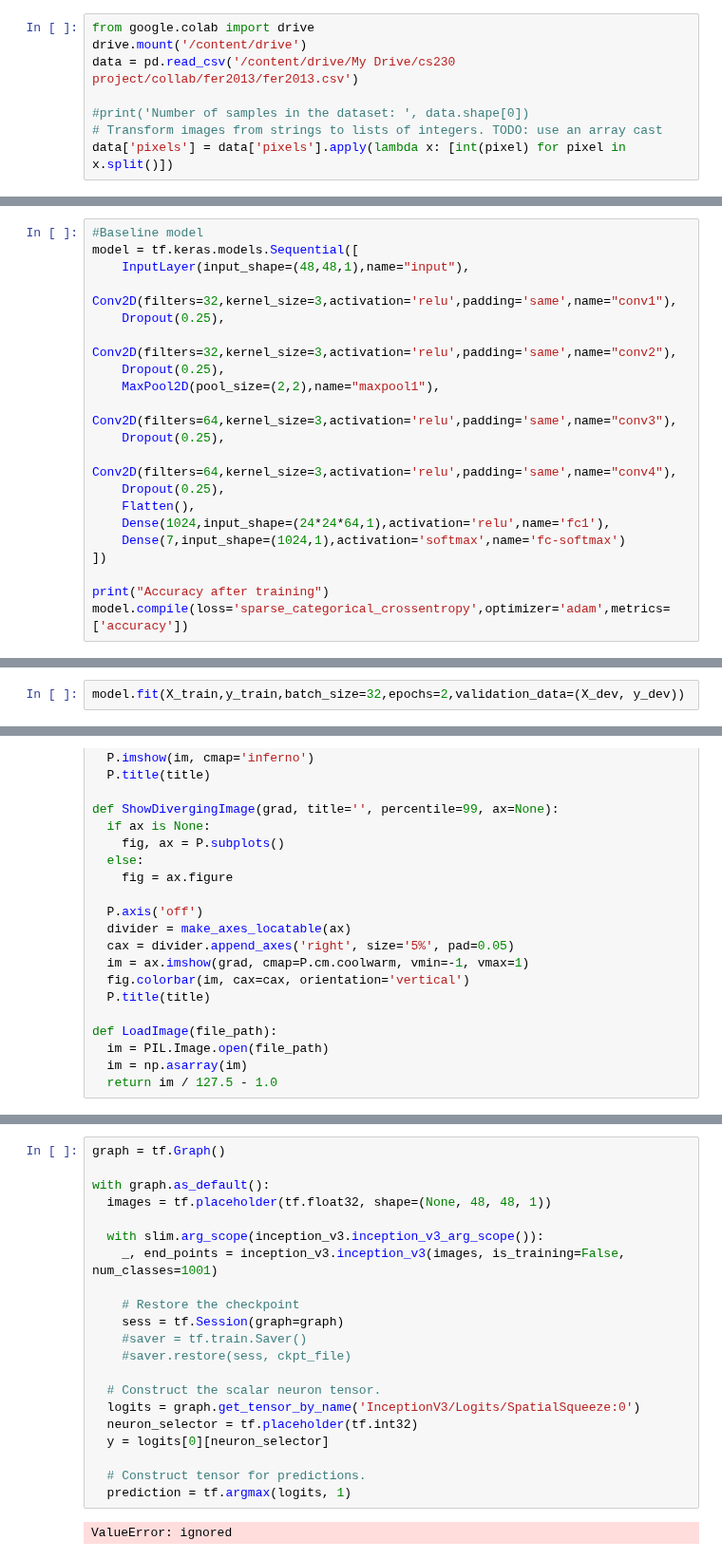
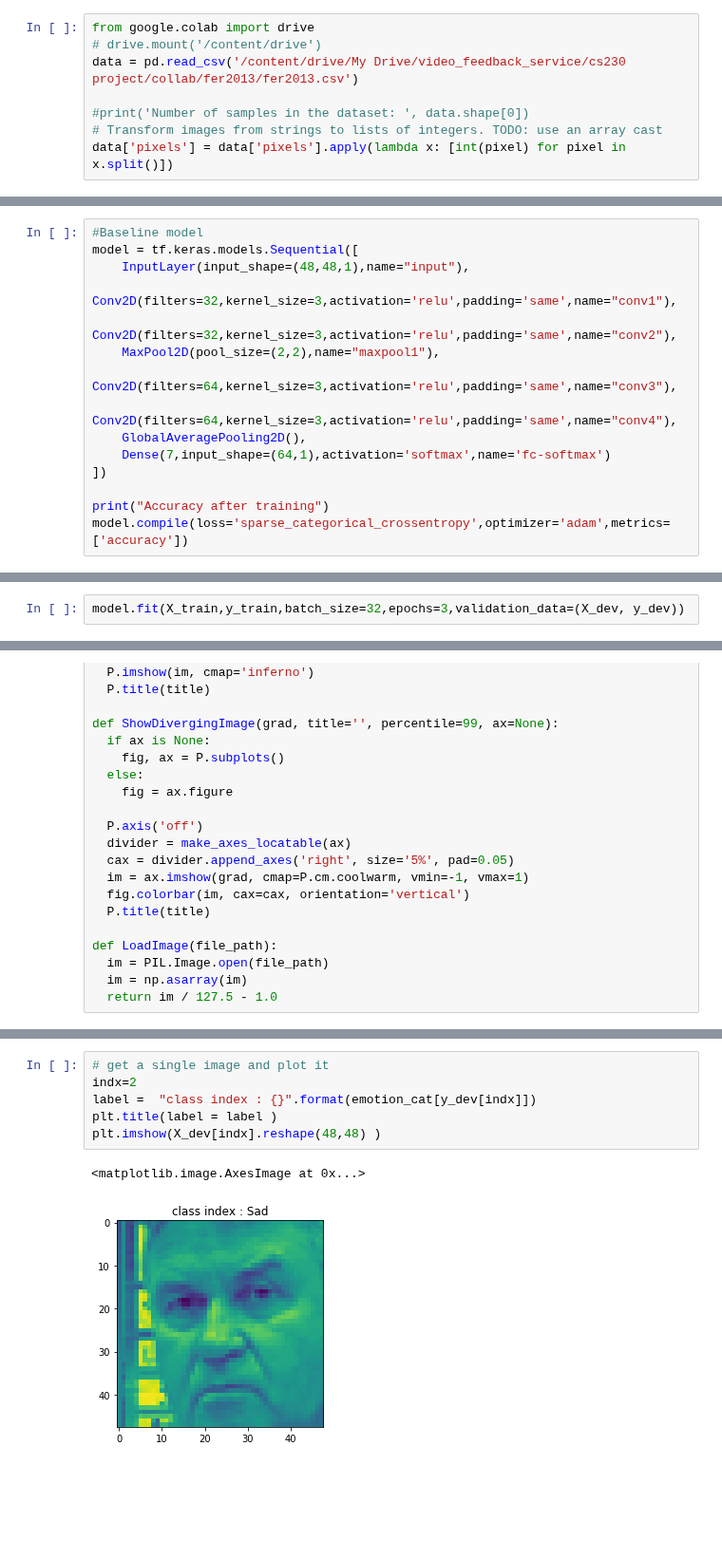
Before and after one commit to amilkh/cs230-fer, a Jupyter notebook: fer2013_pawan.ipynb, the cells around one changed output, grey strips where cells are left out. Shown at 95% size. Drawn from its saved outputs; the diff is of its cells as text; blank space fills up the shorter version.

```diff
--- a/fer2013_pawan.ipynb
+++ b/fer2013_pawan.ipynb
@@ -13,8 +35,8 @@ from tensorflow.keras.layers import *
 %matplotlib inline
 # %%
 from google.colab import drive
-drive.mount('/content/drive')
-data = pd.read_csv('/content/drive/My Drive/cs230 project/collab/fer2013/fer2013.csv')
+# drive.mount('/content/drive')
+data = pd.read_csv('/content/drive/My Drive/video_feedback_service/cs230 project/collab/fer2013/fer2013.csv')
 
 #print('Number of samples in the dataset: ', data.shape[0])
 # Transform images from strings to lists of integers. TODO: use an array cast
@@ -72,17 +88,12 @@ X_dev = X_dev/255.0
 model = tf.keras.models.Sequential([
     InputLayer(input_shape=(48,48,1),name="input"),
     Conv2D(filters=32,kernel_size=3,activation='relu',padding='same',name="conv1"),
-    Dropout(0.25),
     Conv2D(filters=32,kernel_size=3,activation='relu',padding='same',name="conv2"),
-    Dropout(0.25),
     MaxPool2D(pool_size=(2,2),name="maxpool1"),
     Conv2D(filters=64,kernel_size=3,activation='relu',padding='same',name="conv3"),
-    Dropout(0.25),
     Conv2D(filters=64,kernel_size=3,activation='relu',padding='same',name="conv4"),
-    Dropout(0.25),
-    Flatten(),
-    Dense(1024,input_shape=(24*24*64,1),activation='relu',name='fc1'),
-    Dense(7,input_shape=(1024,1),activation='softmax',name='fc-softmax')
+    GlobalAveragePooling2D(),
+    Dense(7,input_shape=(64,1),activation='softmax',name='fc-softmax')
 ])
 
 print("Accuracy after training")
@@ -94,5 +102,5 @@ If using Keras pass *_constraint arguments to layers.
 Accuracy after training
 # %%
-model.fit(X_train,y_train,batch_size=32,epochs=2,validation_data=(X_dev, y_dev))
+model.fit(X_train,y_train,batch_size=32,epochs=3,validation_data=(X_dev, y_dev))
 # %% [output]
 Train on 28709 samples, validate on 3589 samples
@@ -235,23 +156,9 @@ graph = tf.Graph()
-# %%
-graph = tf.Graph()
-
-with graph.as_default():
-  images = tf.placeholder(tf.float32, shape=(None, 48, 48, 1))
-
-  with slim.arg_scope(inception_v3.inception_v3_arg_scope()):
-    _, end_points = inception_v3.inception_v3(images, is_training=False, num_classes=1001)
-
-    # Restore the checkpoint
-    sess = tf.Session(graph=graph)
-    #saver = tf.train.Saver()
-    #saver.restore(sess, ckpt_file)
-
-  # Construct the scalar neuron tensor.
-  logits = graph.get_tensor_by_name('InceptionV3/Logits/SpatialSqueeze:0')
-  neuron_selector = tf.placeholder(tf.int32)
-  y = logits[0][neuron_selector]
-
-  # Construct tensor for predictions.
-  prediction = tf.argmax(logits, 1)
-# %% [output]
-ValueError: ignored
+# %%
+# get a single image and plot it
+indx=2
+label =  "class index : {}".format(emotion_cat[y_dev[indx]])
+plt.title(label = label )
+plt.imshow(X_dev[indx].reshape(48,48) )
+# %% [output]
+<matplotlib.image.AxesImage at 0x...>
+[figure, added]
```
Also changed, not shown: parts of 16 cells of this notebook.
